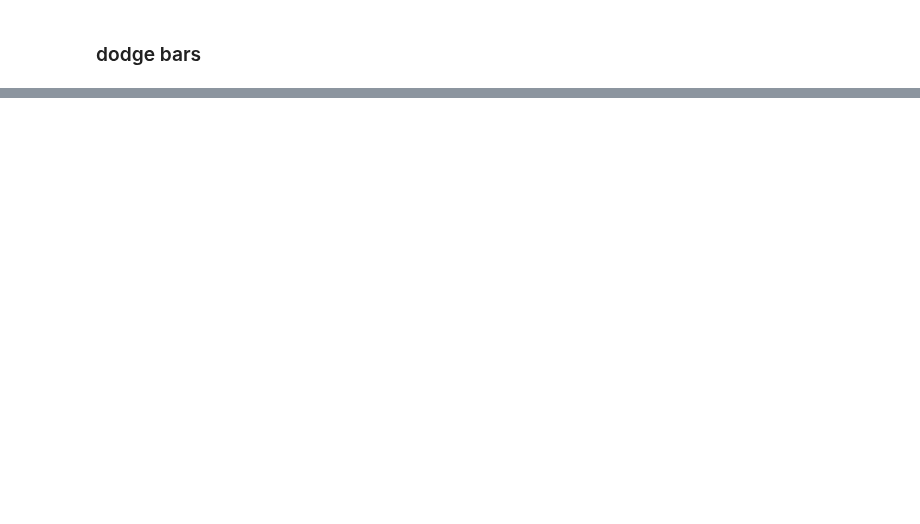
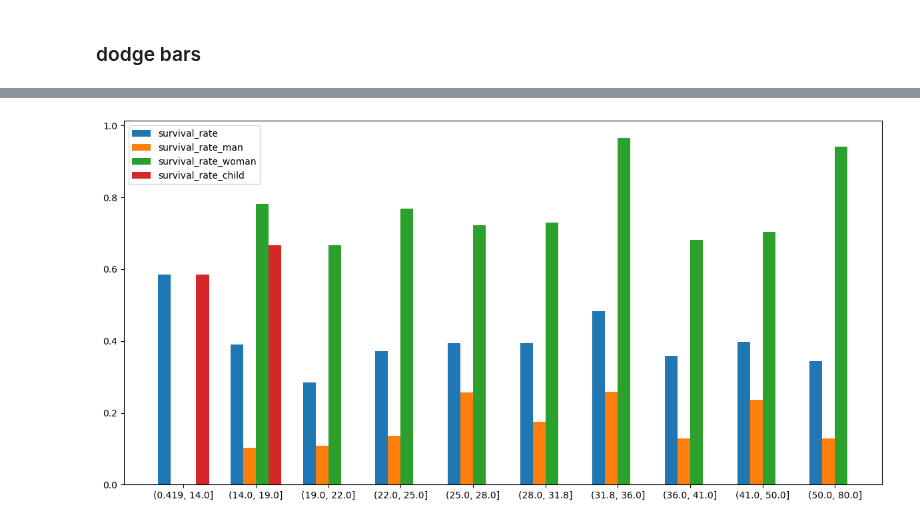
Before and after one commit to 0xdomyz/python_collection, a Jupyter notebook: plot/plotting/bars.ipynb, the cells around one changed output, grey strips where cells are left out. Cells and saved outputs as stored; diff of their text form; code cells hidden in the pictures; blank space fills up the shorter version.

```diff
--- a/plot/plotting/bars.ipynb
+++ b/plot/plotting/bars.ipynb
@@ -10,3 +12,16 @@ import matplotlib as mpl
+# %%
+def plot_n_side_by_side_bars(
+    ax: plt.Axes, x_ticks: np.ndarray[int], y_data: pd.DataFrame, space_width=0.3
+):
+    nbars = y_data.shape[1]
+    width = (1 - space_width) / nbars
+    for i, col in enumerate(y_data.columns):
+        ax.bar(
+            x=[x - 0.5 + space_width / 2 + width / 2 + width * i for x in x_ticks],
+            height=y_data[col],
+            width=width,
+            label=col,
+        )
 # %% [markdown]
 ### set up data
 # %%
@@ -140,0 +91,13 @@ plt.show()
+# %%
+fig, ax = plt.subplots(1, 1, figsize=(12, 6))
+
+x_ticklabels = pdf["age_bin"]
+x_ticks = np.arange(len(x_ticklabels))
+y_data = pdf[["survival_rate", "survival_rate_man", "survival_rate_woman", "survival_rate_child"]]
+
+plot_n_side_by_side_bars(ax, x_ticks, y_data)
+ax.set_xticks(x_ticks, labels=x_ticklabels)
+ax.legend()
+plt.tight_layout()
+# %% [output]
+[figure, new version]
```
Also changed, not shown: parts of 6 cells of this notebook.
